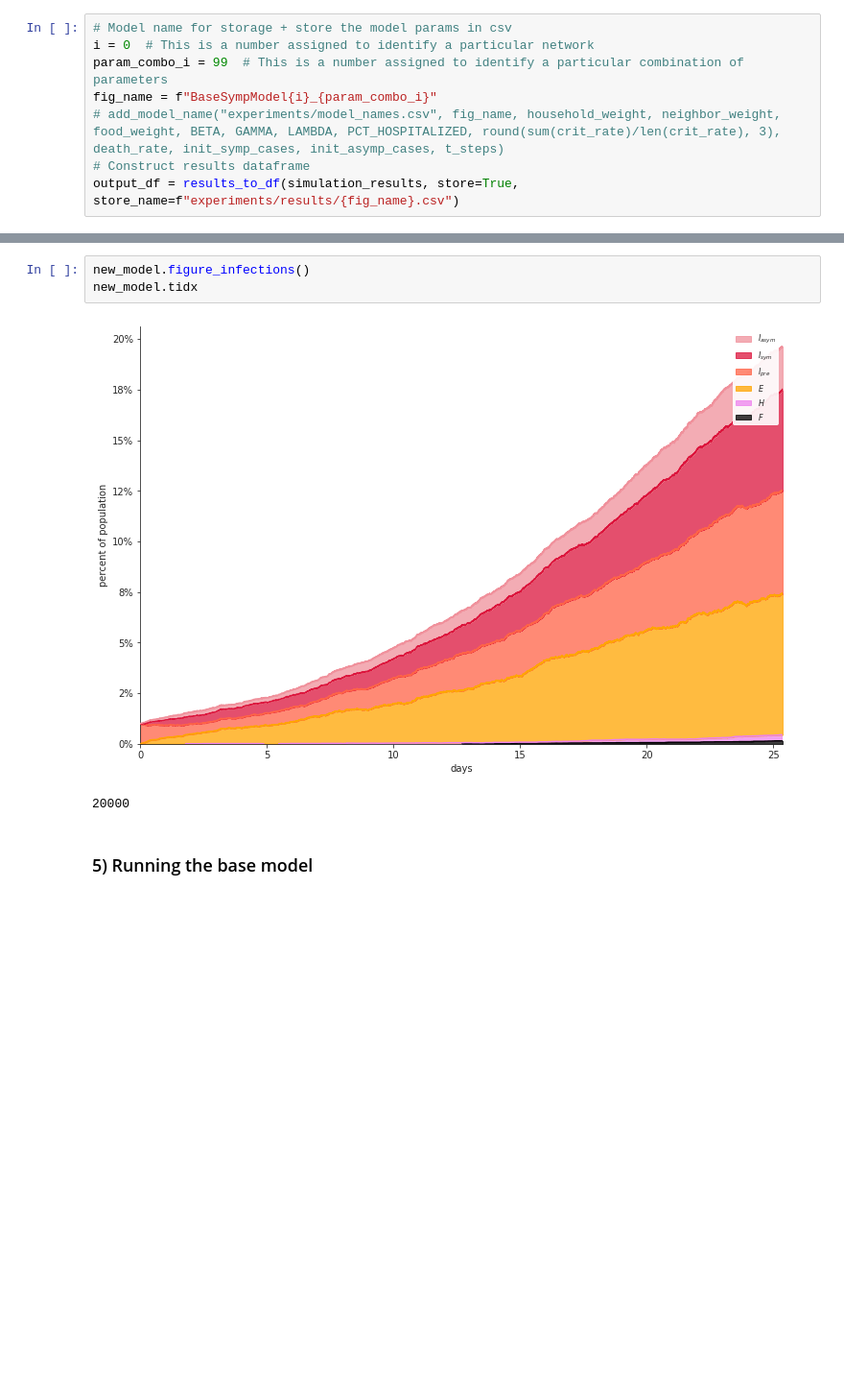
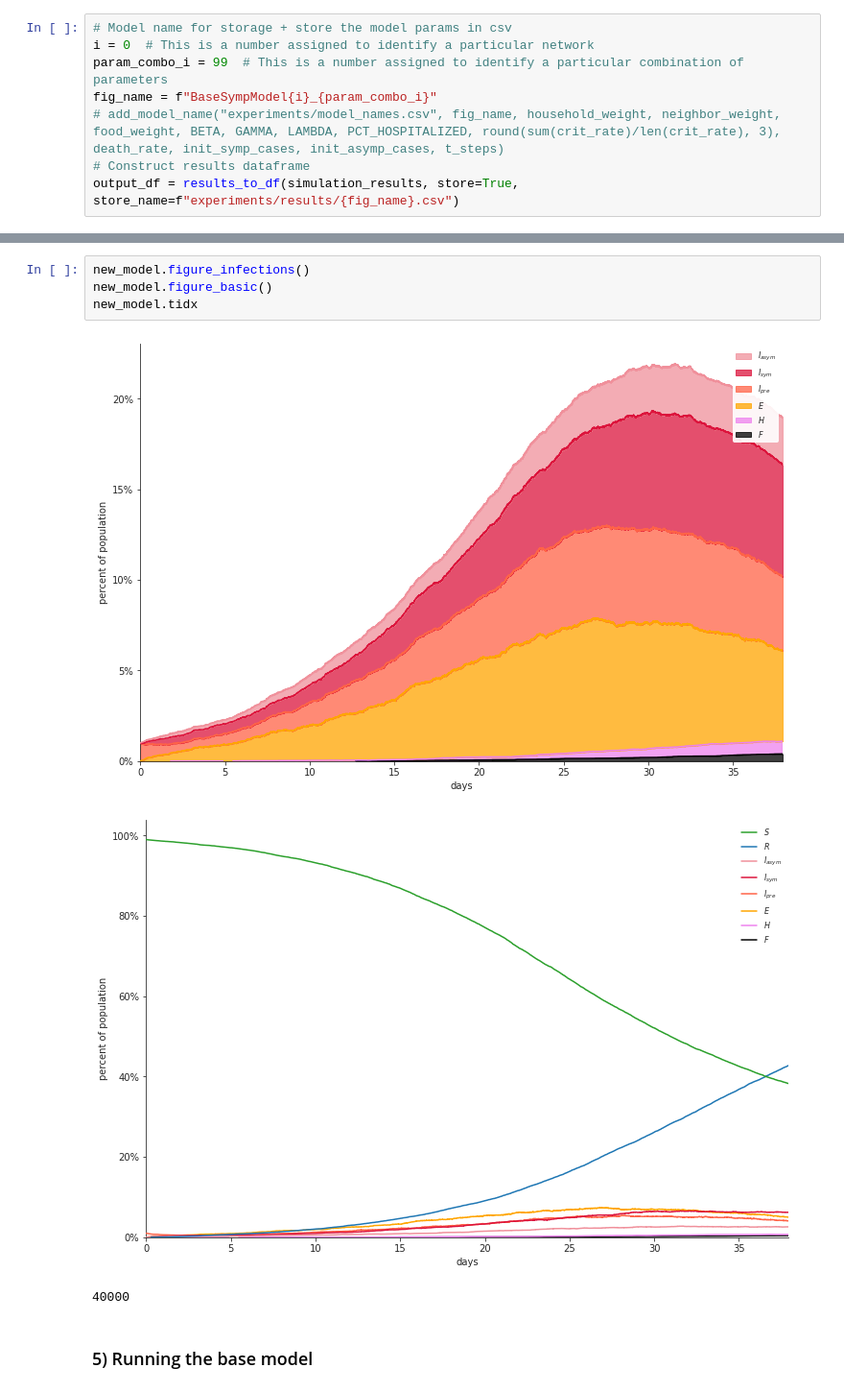
Before and after one commit to AIforGoodSimulator/network-model-python, a Jupyter notebook: NetworkModeling.ipynb, the cells around one changed output, grey strips where cells are left out. Shown at 96% size. Saved outputs shown, nothing was run; the diff lists cells and outputs as text; blank space fills up the shorter version.

Commit message:
We figured out the problem, finally

```diff
--- a/NetworkModeling.ipynb
+++ b/NetworkModeling.ipynb
@@ -318,9 +318,11 @@ output_df
 # %%
 new_model.figure_infections()
+new_model.figure_basic()
 new_model.tidx
 # %% [output]
-[figure, old version]
+[figure, new version]
+[figure, added]
-20000
+40000
 # %% [markdown]
 ### 5) Running the base model
 # %%
```
Also changed, not shown: parts of 11 cells of this notebook, 1 other file.
